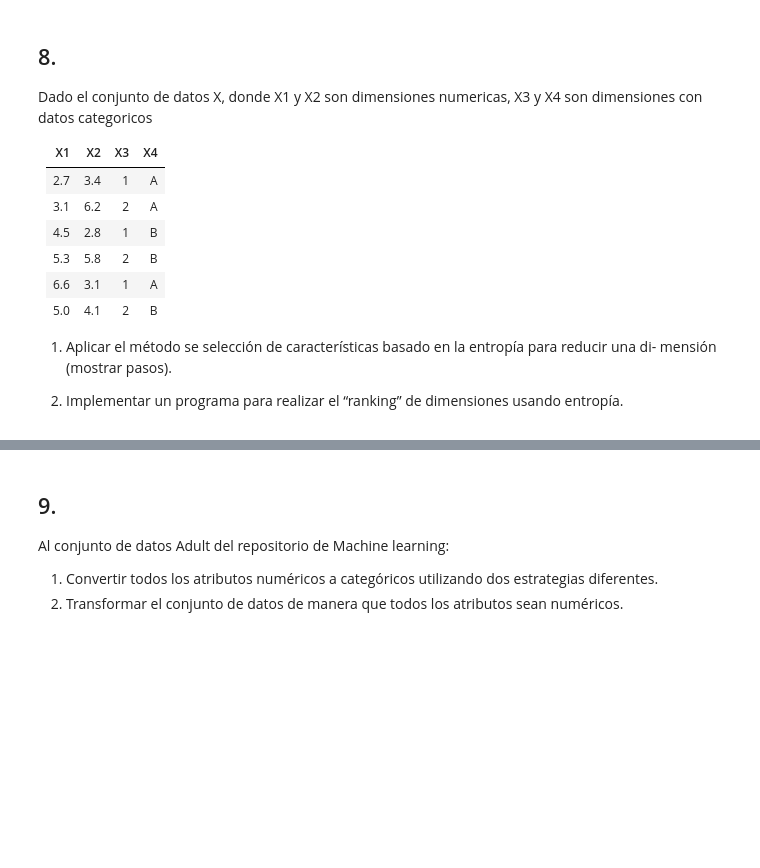
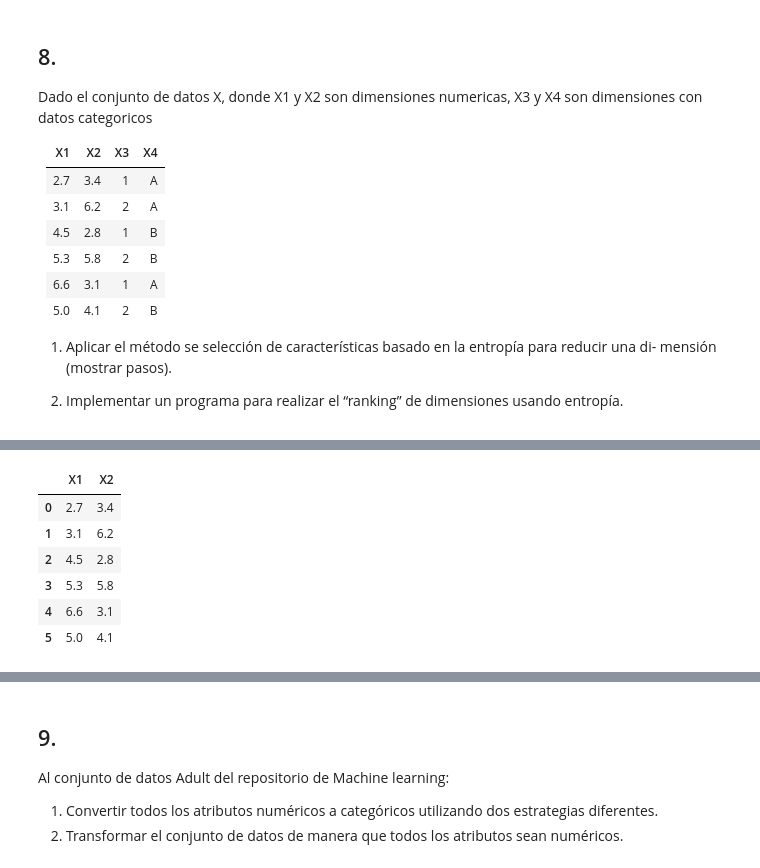
Before and after one commit to acmoral/ProyectoMineria, a Jupyter notebook: Talleres/Taller1/taller1.ipynb, the cells around one changed output, grey strips where cells are left out. Drawn from its saved outputs; the diff is of its cells as text; code cells hidden in the pictures; blank space fills up the shorter version.

```diff
--- a/Talleres/Taller1/taller1.ipynb
+++ b/Talleres/Taller1/taller1.ipynb
@@ -353,0 +365,11 @@ mensión (mostrar pasos).
+# %%
+df_numerica = df.iloc[:,:2].copy()
+df_numerica
+# %% [output]
+|  | X1 | X2 |
+| 0 | 2.7 | 3.4 |
+| 1 | 3.1 | 6.2 |
+| 2 | 4.5 | 2.8 |
+| 3 | 5.3 | 5.8 |
+| 4 | 6.6 | 3.1 |
+| 5 | 5.0 | 4.1 |
```
Also changed, not shown: parts of 9 cells of this notebook.
